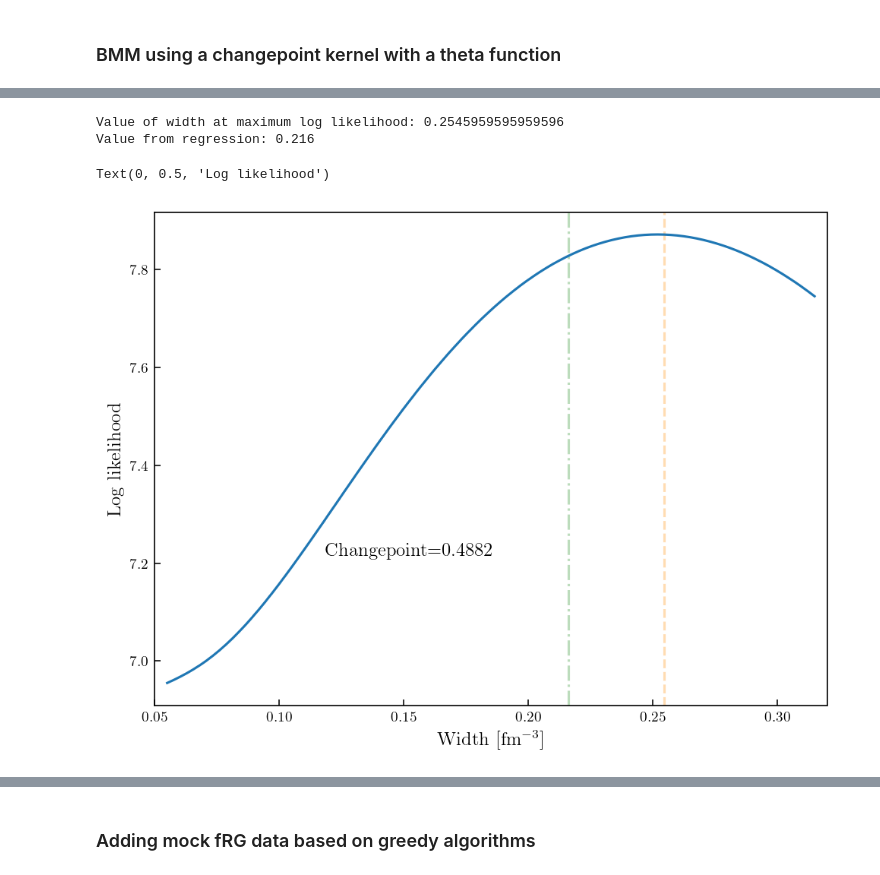
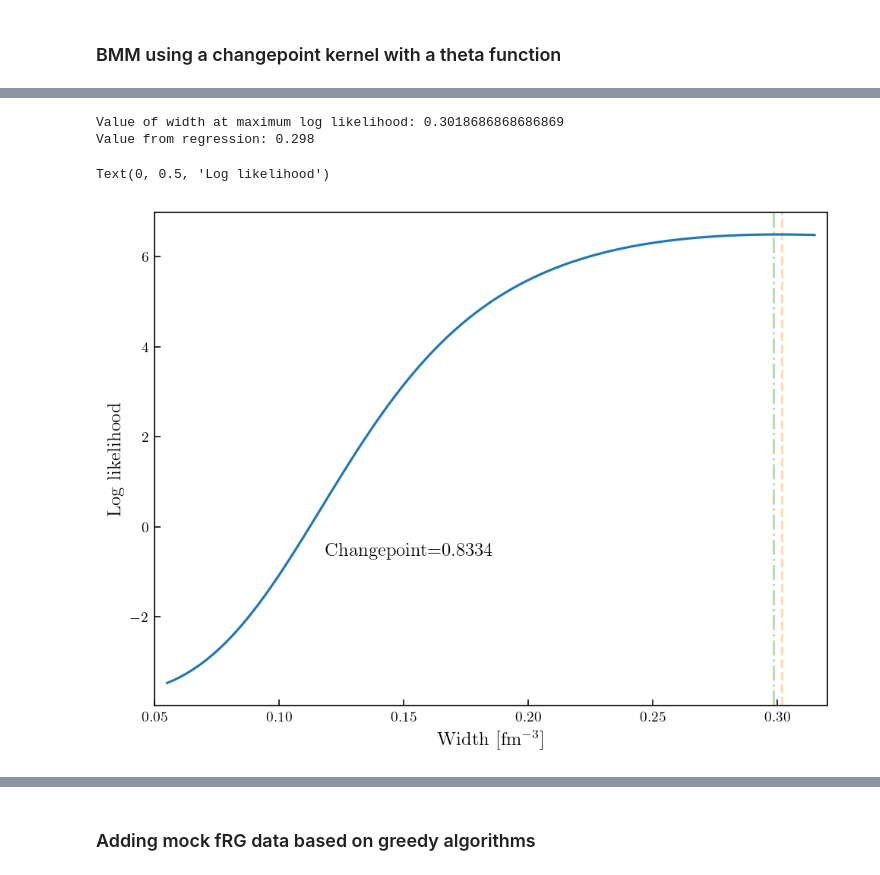
Before and after one commit to asemposki/neutron-rich-bmm, a Jupyter notebook: notebooks/NSM_Changepoint.ipynb, the cells around one changed output, grey strips where cells are left out. Saved outputs shown, nothing was run; the diff lists cells and outputs as text; code cells hidden in the pictures.

```diff
--- a/notebooks/NSM_Changepoint.ipynb
+++ b/notebooks/NSM_Changepoint.ipynb
@@ -16,3 +13,6 @@ mean_function = True
+# %%
+# define if using mean function or not
+mean_function = False
 # %% [markdown]
 ---
 # %%
@@ -23,6 +23,6 @@ print(number)
 # %%
 # cutoff parameter moves up here for clarity
-cutoff = 40
+cutoff = 20
 # %% [markdown]
 ---
 # %%
@@ -325,11 +345,17 @@ plt.show()
 Here we wish to design a mean function that will help us test whether the choice of the mean function affects our overall result when training on FRG data in the intermediate region.
 # %%
 if mean_function is True:
+
     # make necessary data sets
     from data_utils import log_full_cubic_spline
 
-    total_dens = np.concatenate((n_xeft, n_frg, n_pqcd))
-    total_data = np.concatenate((p_mean_xeft, p_mean_frg, p_mean_pqcd))
+    if len(new_pts) == 0:
+        total_dens = np.concatenate((n_xeft, n_pqcd))
+        total_data = np.concatenate((p_mean_xeft, p_mean_pqcd))
+    else:
+        total_dens = np.concatenate((n_xeft, sorted_frg_dens, n_pqcd))
+        total_data = np.concatenate((p_mean_xeft, sorted_frg_mean, p_mean_pqcd))
+        print(sorted_frg_dens, sorted_frg_mean)
 
     # create scaled data here
     y_scaled = training_data_2['mean'] - np.exp(log_full_cubic_spline(total_dens, \
@@ -524,12 +548,14 @@ width= round(np.exp(gpcp.kernel_.theta[1]), 3)
 
 for cp in test_cp:
     kernel = Changepoint(ls1=0.328, ls2=6.5, cbar1=0.9, cbar2=1.0,
-                     changepoint=cp, changepoint_bounds=[cp-0.0001, cp+0.0001], width=width, width_bounds='fixed')
+                     changepoint=cp, changepoint_bounds=[cp-0.0001, cp+0.0001], \
+                         width=width, width_bounds='fixed')
     gpcptest = GaussianProcessRegressor2dNoise(
     kernel=kernel,
     alpha=training_data_2['cov']  # here is where we input the full covariance matrix from the data
     )
-    gpcptest.fit(X_train, y_train, priors=True, prior_choice='changepoint', prior_type=prior_dict, cutoff=cutoff)
+    gpcptest.fit(X_train, y_train, priors=True, prior_choice='changepoint', \
+                 prior_type=prior_dict, cutoff=cutoff)
     log_likelihood.append(gpcptest.log_marginal_likelihood())
 
 ind = np.where([np.asarray(log_likelihood[i]) >= max(log_likelihood) \
@@ -566,37 +592,38 @@ test_w = np.linspace(0.055, 0.315, 100)
 chp = np.exp(gpcp.kernel_.theta[0])
 
 for w in test_w:
     kernel = Changepoint(ls1=0.328, ls2=6.5, cbar1=0.9, cbar2=1.0,
                      changepoint=chp, changepoint_bounds='fixed', width=w, \
                          width_bounds=[w-0.0001, w+0.0001])
     gpcptest2 = GaussianProcessRegressor2dNoise(
     kernel=kernel,
     alpha=training_data_2['cov']  # here is where we input the full covariance matrix from the data
     )
-    gpcptest2.fit(X_train, y_train, priors=True, prior_choice='changepoint', prior_type=prior_dict, cutoff=cutoff)
+    gpcptest2.fit(X_train, y_train, priors=True, prior_choice='changepoint', \
+                  prior_type=prior_dict, cutoff=cutoff)
     log_likelihood.append(gpcptest2.log_marginal_likelihood())
 
 ind = np.where([np.asarray(log_likelihood[i]) >= max(log_likelihood) \
                 for i in range(len(log_likelihood))])[0][-1]+1
 
 print('Value of width at maximum log likelihood:', test_w[ind])
 print('Value from regression:', w_final)
 
 cp_final = round(np.exp(gpcp.kernel_.theta[0]), 4)
 w_final = round(np.exp(gpcp.kernel_.theta[1]), 4)
 
 plt.axvline(x=test_w[ind], linestyle='dashed', color='darkorange', alpha=0.3)
 plt.axvline(x=w_final, linestyle='-.', color='forestgreen', alpha=0.3)   # plot the changepoint result
 plt.plot(test_w, log_likelihood)
 plt.xlabel(r'Width [fm$^{-3}$]', fontsize=12)
 plt.xlim(0.05, 0.32)
 plt.text(0., 0., 'Changepoint={}'.format(cp_final), fontsize=12, transform=ax.transAxes)
 plt.ylabel('Log likelihood', fontsize=12)
 # %% [output]
-Value of width at maximum log likelihood: 0.2545959595959596
-Value from regression: 0.216
+Value of width at maximum log likelihood: 0.3018686868686869
+Value from regression: 0.298
 Text(0, 0.5, 'Log likelihood')
-[figure, old version]
+[figure, new version]
 # %%
 # try predicting with this kernel
 X = density_test.reshape(-1,1)
```
Also changed, not shown: parts of 21 cells of this notebook, 1 other file.
